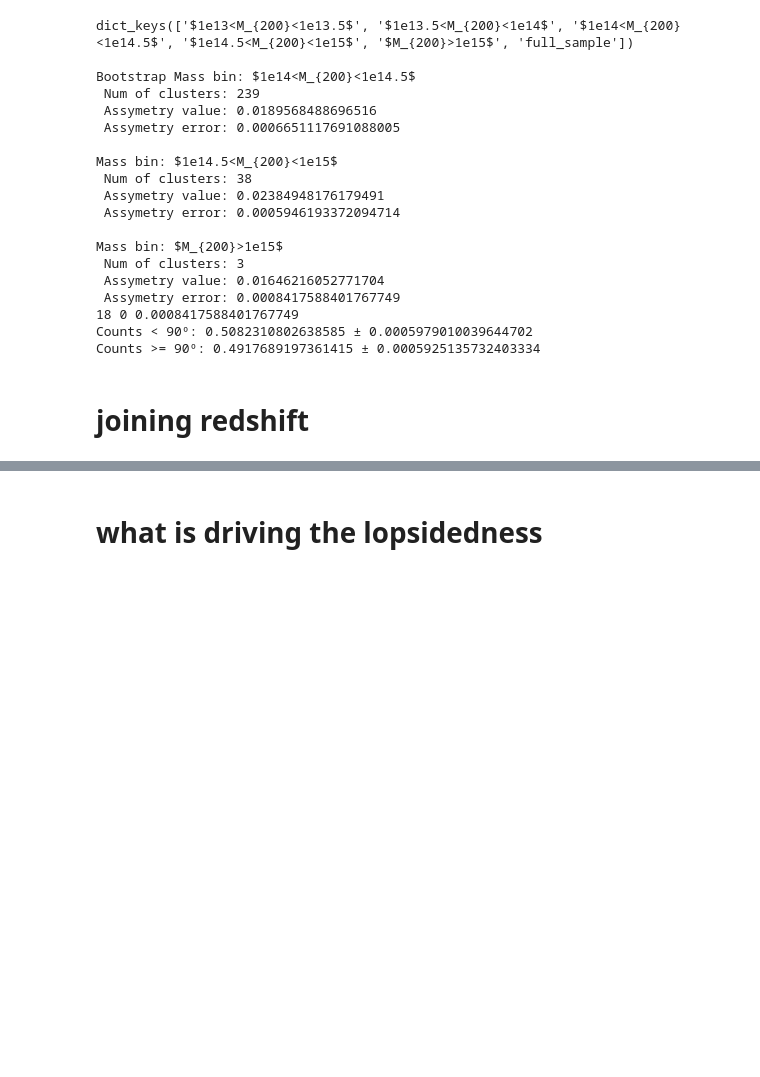
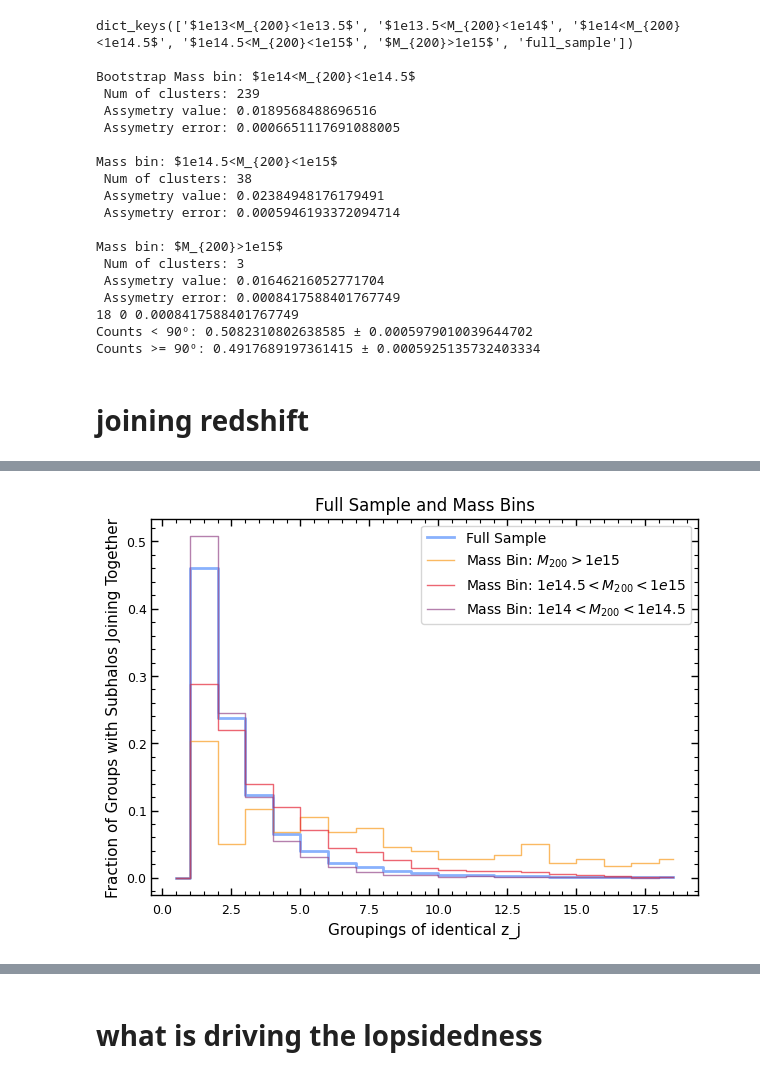
Before and after one commit to poulinal/sat-lopsidedness, a Jupyter notebook: src/myproject/redshiftGalaxyGroup-computeallplots.ipynb, the cells around one changed output, grey strips where cells are left out. Cells and saved outputs as stored; diff of their text form; code cells hidden in the pictures; blank space fills up the shorter version.

```diff
--- a/src/myproject/redshiftGalaxyGroup-computeallplots.ipynb
+++ b/src/myproject/redshiftGalaxyGroup-computeallplots.ipynb
@@ -1856,3 +1907,84 @@ plt.show()
+# %%
+bins = np.arange(0, 20, 1) # bins for number of subhalos joining together (i.e. with same joining redshift)
+
+useDensity=True
+useNormalizeToOne = not useDensity
+
+joiningTogether_plotter = AstroPlotter()
+joiningTogether_fig, joiningTogether_ax = joiningTogether_plotter.create_figure()
+
+joining_together_full_sample_bin_values, joining_together_full_sample_bin_centers, joining_together_full_sample_bin_errorbars = ListGalaxyGroup.get_histogram_bins(
+    groupIDs_full_sample_joining_together,
+    bins=bins,
+    errorbarType='poisson',
+    density=useDensity,
+    normalize_to_one=useNormalizeToOne,
+)
+joiningTogether_plotter.scatter_plot(
+    joining_together_full_sample_bin_centers,
+    joining_together_full_sample_bin_values,
+    # errorBars=joining_together_full_sample_bin_errorbars,
+    label='Full Sample',
+    drawstyle='steps-mid',
+    linewidth=2,
+    ax=joiningTogether_ax,
+)
+groupIDs_mass_bins_joining_together : dict[str, list[int]] = {} # key: mass bin label, value: list of number of subhalos joining together for groups in that mass bin
+# for mass_bin_label, groups_joining_redshifts in dic_mass_groups_joining_redshifts.items():
+#     groupIDs_mass_bins_joining_together[mass_bin_label] = []
+#     for groupID, joining_redshift_dict in groups_joining_redshifts.items():
+#         for joining_redshift, subhaloIDs in joining_redshift_dict.items():
+#             # if len(subhaloIDs) > 1:
+#             groupIDs_mass_bins_joining_together[mass_bin_label].append(len(subhaloIDs))
+#             # continue # only need to count each group once, so break after finding the first joining redshift with >1 subhalo
+# for i in range(len(mass_bin_labels)):
+#     if mass_bin_labels[i] in groupIDs_mass_bins_joining_together:
+#         joiningTogether_ax.hist(
+#             groupIDs_mass_bins_joining_together[mass_bin_labels[i]],
+#             bins=bins,
+#             alpha=alphaSecondary,
+#             label=f'Mass Bin: {mass_bin_labels[i]}',
+#             histtype='step',
+#             weights=np.ones_like(groupIDs_mass_bins_joining_together[mass_bin_labels[i]]) / len(groupIDs_mass_bins_joining_together[mass_bin_labels[i]]),
+#             linewidth=1
+#         )
+
+for mass_bin_label, groups_joining_redshifts in dic_mass_groups_joining_redshifts.items():
+    groupIDs_mass_bins_joining_together[mass_bin_label] = []
+    for groupID, joining_redshift_dict in groups_joining_redshifts.items():
+        for joining_redshift, subhaloIDs in joining_redshift_dict.items():
+            # if len(subhaloIDs) > 1:
+            groupIDs_mass_bins_joining_together[mass_bin_label].append(len(subhaloIDs))
+            # continue # only need to count each group once, so break after finding the first joining redshift with >1 subhalo
+    if mass_bin_label in groupIDs_mass_bins_joining_together:
+        joining_together_bin_values, joining_together_bin_centers, joining_together_bin_errorbars = ListGalaxyGroup.get_histogram_bins(
+            groupIDs_mass_bins_joining_together[mass_bin_label],
+            bins=bins,
+            errorbarType='poisson',
+            density=useDensity,
+            normalize_to_one=useNormalizeToOne,
+        )
+        joiningTogether_plotter.scatter_plot(
+            joining_together_bin_centers,
+            joining_together_bin_values,
+            # errorBars=joining_together_bin_errorbars,
+            label=f'Mass Bin: {mass_bin_label}',
+            drawstyle='steps-mid',
+            linewidth=1,
+            ax=joiningTogether_ax,
+        )
+joiningTogether_ax.set_xlabel('Groupings of identical z_j')
+joiningTogether_ax.set_ylabel('Fraction of Groups with Subhalos Joining Together')
+joiningTogether_ax.set_title('Full Sample and Mass Bins')
+joiningTogether_ax.legend()
+joiningTogether_plotter.save_figure(
+    joiningTogether_fig,
+    galaxyAnalysisSnapshot.scratchPlotDirc
+    + f'/fraction_joining_together_vs_redshift_for_full_sample_and_mass_bins_{galaxyAnalysisSnapshot.sim}{galaxyAnalysisSnapshot.plotEndingFormat}',
+)
+plt.show()
+# %% [output]
+[figure, added]
 # %%
 groupIDs_red_blue_joining_together : dict[str, list[int]] = {} # key: 'blue' or 'red', value: list of number of subhalos joining together for groups in that color category
 for color_category, groups_joining_redshifts in dic_red_blue_groups_joining_redshifts.items():
```
Also changed, not shown: parts of 18 cells of this notebook, 5 other files.
